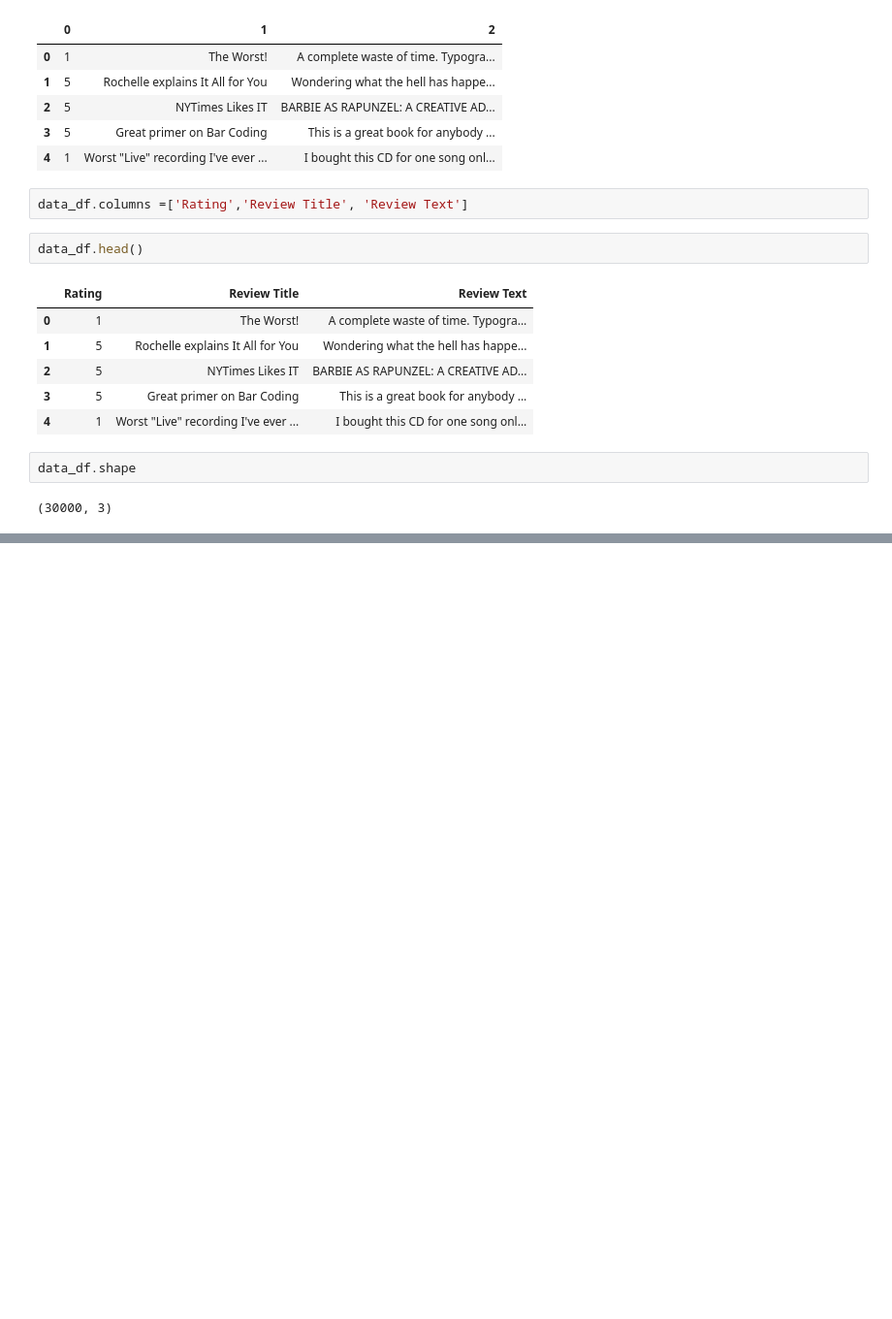
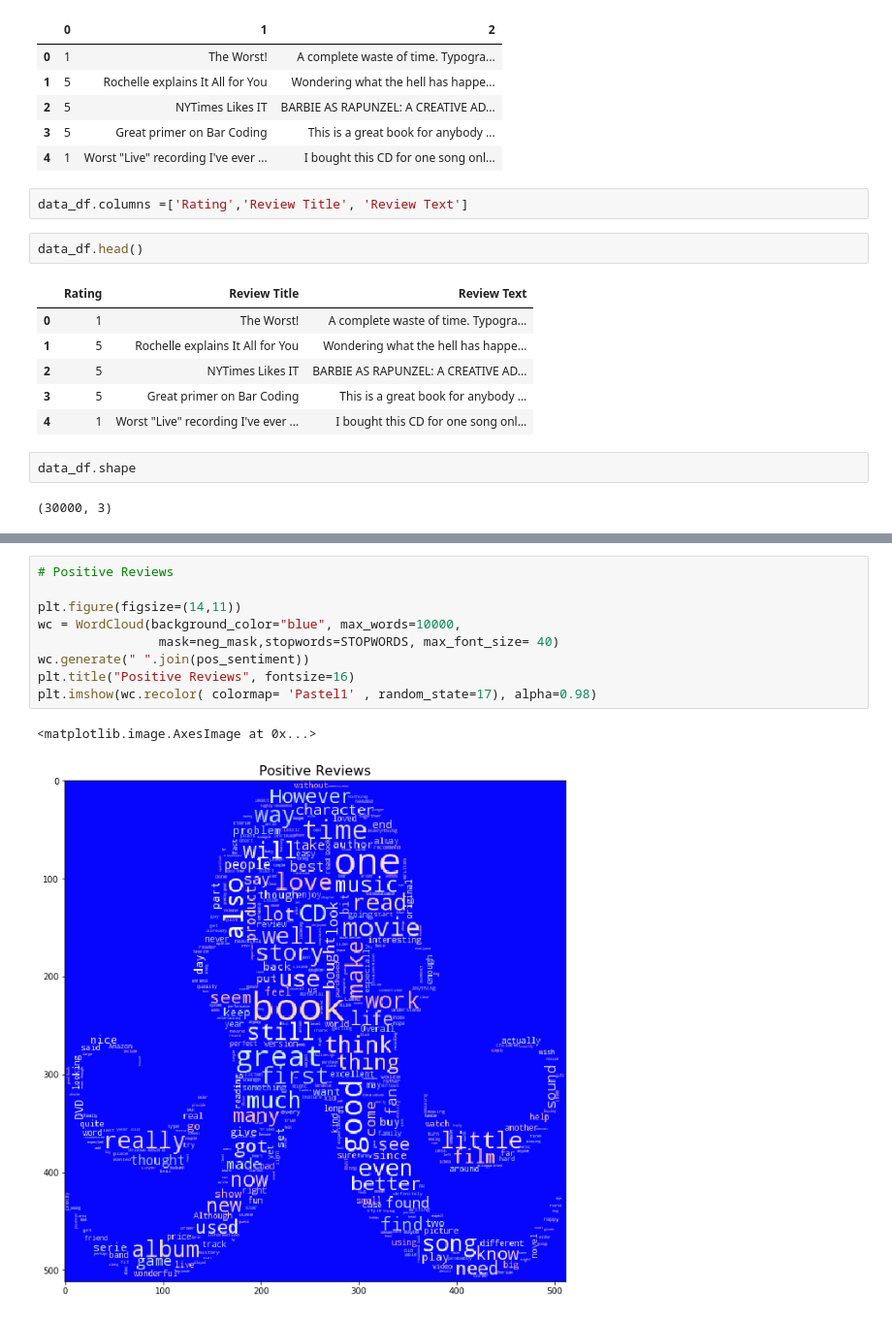
Before and after one commit to rajeshgupta88/Amazon_SentimentAnalysis, a Jupyter notebook: AmazonReviews_BasicModels.ipynb, the cells around one changed output, grey strips where cells are left out. Shown at 97% size. Cells and saved outputs as stored; diff of their text form; blank space fills up the shorter version.

```diff
--- a/AmazonReviews_BasicModels.ipynb
+++ b/AmazonReviews_BasicModels.ipynb
@@ -38,0 +158,12 @@ data_df.shape
+# %%
+# Positive Reviews
+
+plt.figure(figsize=(14,11))
+wc = WordCloud(background_color="blue", max_words=10000,
+                mask=neg_mask,stopwords=STOPWORDS, max_font_size= 40)
+wc.generate(" ".join(pos_sentiment))
+plt.title("Positive Reviews", fontsize=16)
+plt.imshow(wc.recolor( colormap= 'Pastel1' , random_state=17), alpha=0.98)
+# %% [output]
+<matplotlib.image.AxesImage at 0x...>
+[figure, added]
```
Also changed, not shown: parts of 31 cells of this notebook.
